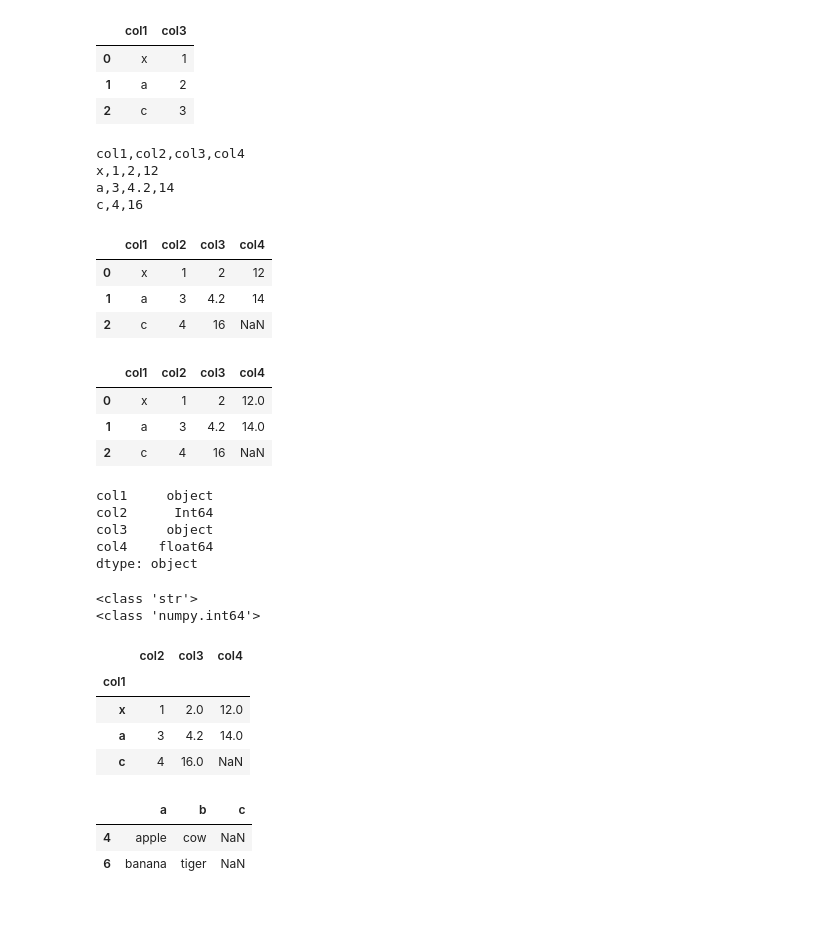
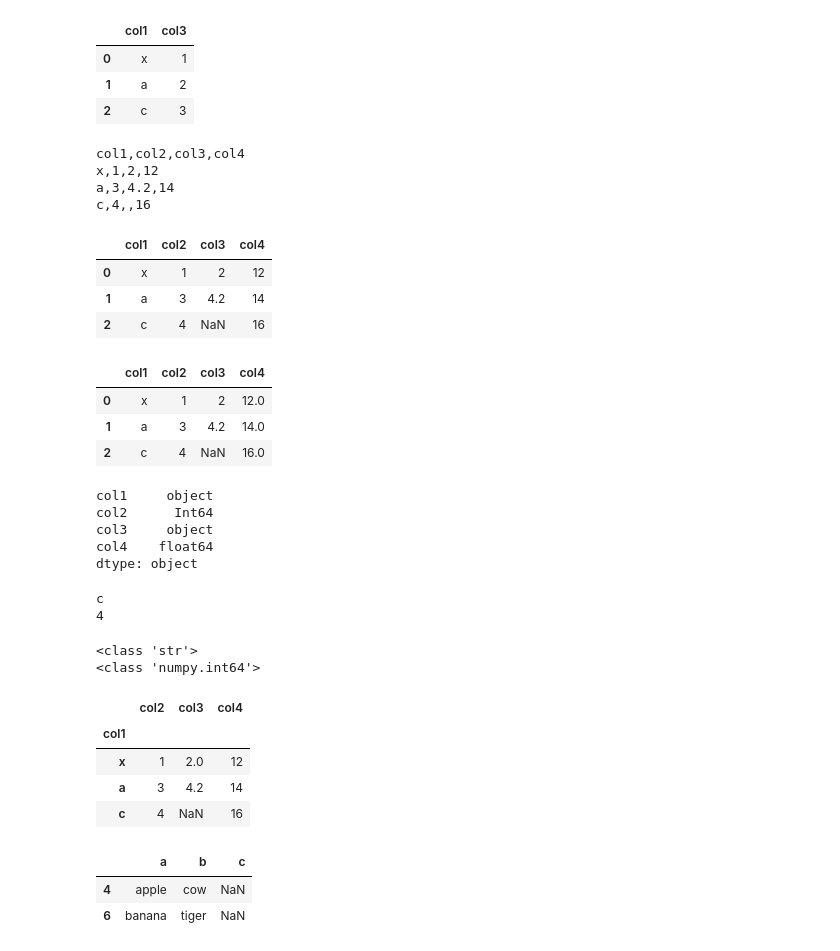
Before and after one commit to JKPradeep/DataScienceMaterial, a Jupyter notebook: 5 Library - Pandas Library/5.3 Library - Pandas - Read different File Formats - .csv, .excel.....ipynb, the cells around one changed output. Drawn from its saved outputs; the diff is of its cells as text; code cells hidden in the pictures; blank space fills up the shorter version.

Commit message:
Modified Json related Dataframes

```diff
--- a/5 Library - Pandas Library/5.3 Library - Pandas - Read different File Formats - .csv, .excel.....ipynb
+++ b/5 Library - Pandas Library/5.3 Library - Pandas - Read different File Formats - .csv, .excel.....ipynb
@@ -41,20 +41,20 @@ df2
 # %%
 data2 = ('col1,col2,col3,col4\n'
            'x,1,2,12\n'
            'a,3,4.2,14\n'
-           'c,4,16\n')
+           'c,4,,16\n')
 print(data2)
 df3 = pd.read_csv(StringIO(data2), dtype=object)  # Convert String to DataFrame
 df3
 # %% [output]
 col1,col2,col3,col4
 x,1,2,12
 a,3,4.2,14
-c,4,16
+c,4,,16
 |  | col1 | col2 | col3 | col4 |
 | 0 | x | 1 | 2 | 12 |
 | 1 | a | 3 | 4.2 | 14 |
-| 2 | c | 4 | 16 | NaN |
+| 2 | c | 4 | NaN | 16 |
 # %%
 # df4 = pd.read_csv(StringIO(data2), dtype=int)  # Not possible--> NaN
 # df4
@@ -65,7 +65,7 @@ df5
 |  | col1 | col2 | col3 | col4 |
 | 0 | x | 1 | 2 | 12.0 |
 | 1 | a | 3 | 4.2 | 14.0 |
-| 2 | c | 4 | 16 | NaN |
+| 2 | c | 4 | NaN | 16.0 |
 # %%
 df5.dtypes # Display Datatypes of all Columns
 # %% [output]
@@ -74,6 +74,12 @@ col2      Int64
 col3     object
 col4    float64
 dtype: object
+# %%
+print(df5['col1'][2])
+print(df5['col2'][2])
+# %% [output]
+c
+4
 # %%
 print(type(df5['col1'][2]))
 print(type(df5['col2'][2]))
@@ -86,9 +92,9 @@ df6
 # %% [output]
 |  | col2 | col3 | col4 |
 | col1 |  |  |  |
-| x | 1 | 2.0 | 12.0 |
-| a | 3 | 4.2 | 14.0 |
-| c | 4 | 16.0 | NaN |
+| x | 1 | 2.0 | 12 |
+| a | 3 | 4.2 | 14 |
+| c | 4 | NaN | 16 |
 # %%
 # After cow,
 data3 = ('a,b,c \n'
```
Also changed, not shown: parts of 11 cells of this notebook.
